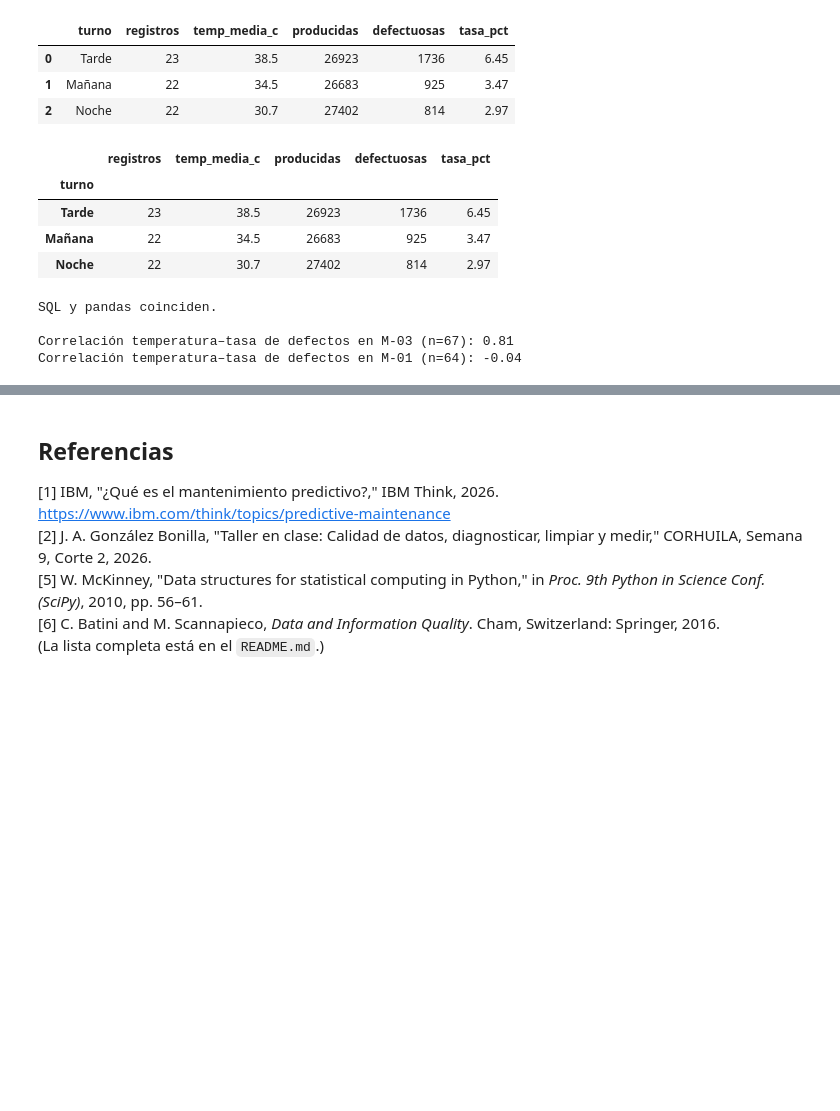
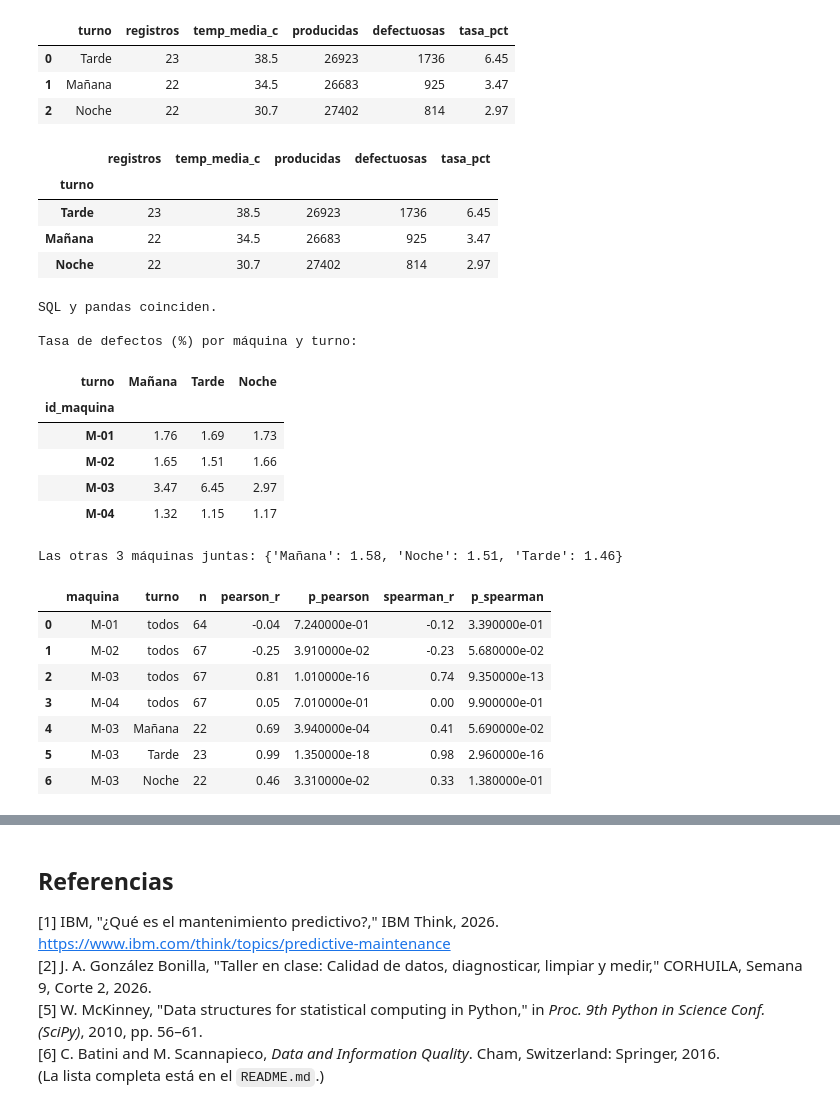
Before and after one commit to cristhiangg61-cmd/electiva-vi-ciencia-datos-2026-b-g1, a Jupyter notebook: 09-week/c2-activity/limpieza_y_consultas.ipynb, the cells around one changed output, grey strips where cells are left out. Saved outputs shown, nothing was run; the diff lists cells and outputs as text; code cells hidden in the pictures; blank space fills up the shorter version.

```diff
--- a/09-week/c2-activity/limpieza_y_consultas.ipynb
+++ b/09-week/c2-activity/limpieza_y_consultas.ipynb
@@ -357,30 +418,63 @@ display(p2_sql)
 | 1 | Mañana | 22 | 34.5 | 26683 | 925 | 3.47 |
 | 2 | Noche | 22 | 30.7 | 27402 | 814 | 2.97 |
 # %%
-# Equivalente en pandas + apoyo para el hallazgo
+# Equivalente en pandas
 m03 = d[d["id_maquina"] == "M-03"]
 p2_pd = m03.groupby("turno").agg(
     registros=("producidas", "size"),
     temp_media_c=("temperatura_c", lambda s: round(s[m03.loc[s.index, "temp_imputada"] == 0].mean(), 1)),
     producidas=("producidas", "sum"), defectuosas=("defectuosas", "sum"))
 p2_pd["tasa_pct"] = (p2_pd["defectuosas"] / p2_pd["producidas"] * 100).round(2)
 p2_pd = p2_pd.sort_values("tasa_pct", ascending=False)
 display(p2_pd)
 assert list(p2_sql["turno"]) == list(p2_pd.index) and list(p2_sql["tasa_pct"]) == list(p2_pd["tasa_pct"])
 print("SQL y pandas coinciden.\n")
 
-medidas = d[d["temp_imputada"] == 0].copy()
+# ¿La M-03 solo falla en la tarde? Tasa (%) por máquina y turno
+g = d.groupby(["id_maquina", "turno"])[["producidas", "defectuosas"]].sum()
+g["tasa_pct"] = (g["defectuosas"] / g["producidas"] * 100).round(2)
+print("Tasa de defectos (%) por máquina y turno:")
+display(g["tasa_pct"].unstack()[["Mañana", "Tarde", "Noche"]])
+otras = d[d["id_maquina"] != "M-03"].groupby("turno")[["producidas", "defectuosas"]].sum()
+print("Las otras 3 máquinas juntas:", (otras["defectuosas"] / otras["producidas"] * 100).round(2).to_dict())
+
+# Correlación temperatura–tasa: global y DENTRO de cada turno, con valor p (solo lecturas medidas)
+medidas = d[d["temp_imputada"] == 0].rename(columns={"id_maquina": "maquina", "temperatura_c": "temperatura"}).copy()
 medidas["tasa"] = medidas["defectuosas"] / medidas["producidas"] * 100
-for m in ["M-03", "M-01"]:
-    s = medidas[medidas["id_maquina"] == m]
-    print(f"Correlación temperatura–tasa de defectos en {m} (n={len(s)}): {s['temperatura_c'].corr(s['tasa']):.2f}")
+
+def fila_corr(maquina, turno, x):
+    r, p = stats.pearsonr(x["temperatura"], x["tasa"])
+    rs, ps = stats.spearmanr(x["temperatura"], x["tasa"])
+    return {"maquina": maquina, "turno": turno, "n": len(x), "pearson_r": round(r, 2),
+            "p_pearson": float(f"{p:.3g}"), "spearman_r": round(rs, 2), "p_spearman": float(f"{ps:.3g}")}
+
+filas = [fila_corr(m, "todos", medidas[medidas["maquina"] == m]) for m in ["M-01", "M-02", "M-03", "M-04"]]
+filas += [fila_corr("M-03", t, medidas[(medidas["maquina"] == "M-03") & (medidas["turno"] == t)])
+          for t in ["Mañana", "Tarde", "Noche"]]
+corr = pd.DataFrame(filas)
+display(corr)
+corr.to_csv(DATA / "correlacion_temp_tasa.csv", index=False)
 # %% [output]
 |  | registros | temp_media_c | producidas | defectuosas | tasa_pct |
 | turno |  |  |  |  |  |
 | Tarde | 23 | 38.5 | 26923 | 1736 | 6.45 |
 | Mañana | 22 | 34.5 | 26683 | 925 | 3.47 |
 | Noche | 22 | 30.7 | 27402 | 814 | 2.97 |
 SQL y pandas coinciden.
 
-Correlación temperatura–tasa de defectos en M-03 (n=67): 0.81
-Correlación temperatura–tasa de defectos en M-01 (n=64): -0.04
+Tasa de defectos (%) por máquina y turno:
+| turno | Mañana | Tarde | Noche |
+| id_maquina |  |  |  |
+| M-01 | 1.76 | 1.69 | 1.73 |
+| M-02 | 1.65 | 1.51 | 1.66 |
+| M-03 | 3.47 | 6.45 | 2.97 |
+| M-04 | 1.32 | 1.15 | 1.17 |
+Las otras 3 máquinas juntas: {'Mañana': 1.58, 'Noche': 1.51, 'Tarde': 1.46}
+|  | maquina | turno | n | pearson_r | p_pearson | spearman_r | p_spearman |
+| 0 | M-01 | todos | 64 | -0.04 | 7.240000e-01 | -0.12 | 3.390000e-01 |
+| 1 | M-02 | todos | 67 | -0.25 | 3.910000e-02 | -0.23 | 5.680000e-02 |
+| 2 | M-03 | todos | 67 | 0.81 | 1.010000e-16 | 0.74 | 9.350000e-13 |
+| 3 | M-04 | todos | 67 | 0.05 | 7.010000e-01 | 0.00 | 9.900000e-01 |
+| 4 | M-03 | Mañana | 22 | 0.69 | 3.940000e-04 | 0.41 | 5.690000e-02 |
+| 5 | M-03 | Tarde | 23 | 0.99 | 1.350000e-18 | 0.98 | 2.960000e-16 |
+| 6 | M-03 | Noche | 22 | 0.46 | 3.310000e-02 | 0.33 | 1.380000e-01 |
```
Also changed, not shown: parts of 16 cells of this notebook, 15 other files.
